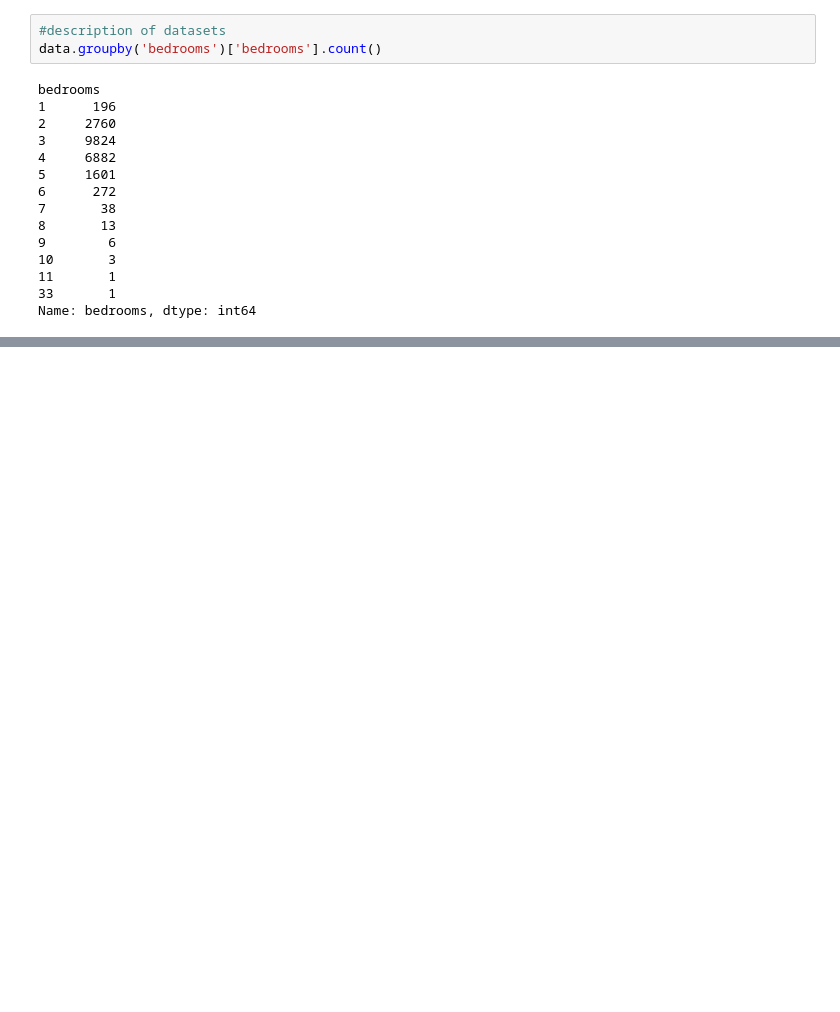
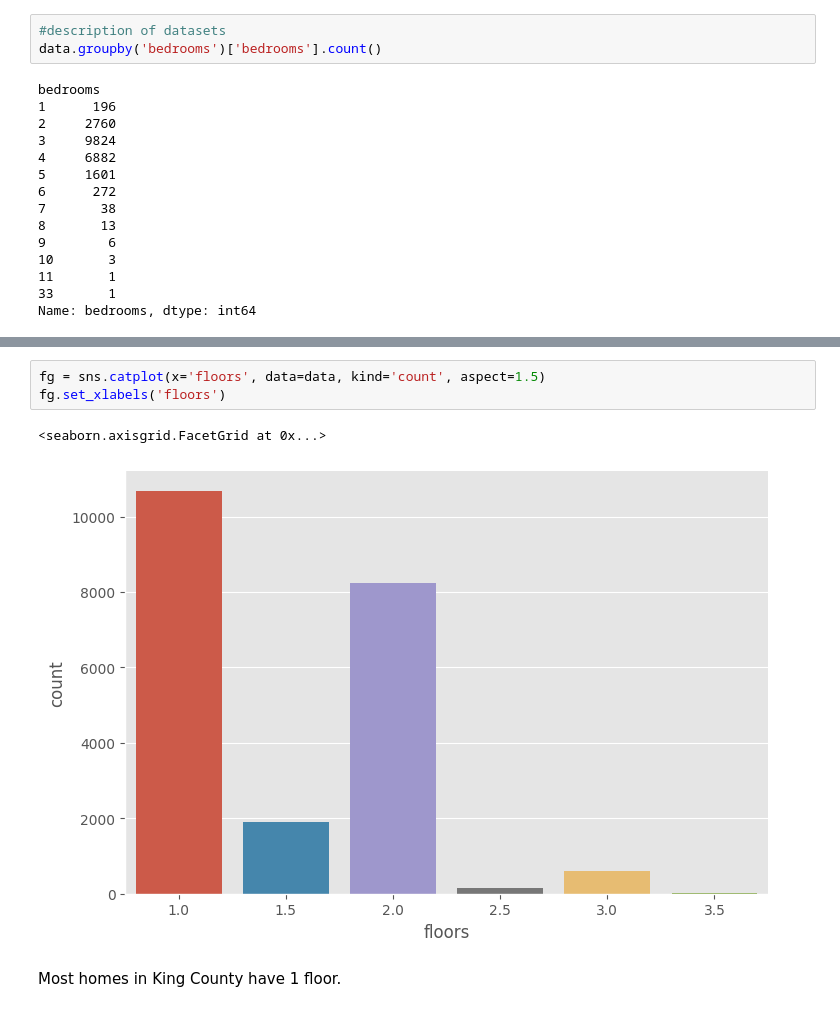
Before and after one commit to Brenda-Mutai/phase-2-project, a Jupyter notebook: student.ipynb, the cells around one changed output, grey strips where cells are left out. Cells and saved outputs as stored; diff of their text form; blank space fills up the shorter version.

```diff
--- a/student.ipynb
+++ b/student.ipynb
@@ -115,0 +188,8 @@ Name: bedrooms, dtype: int64
+# %%
+fg = sns.catplot(x='floors', data=data, kind='count', aspect=1.5)
+fg.set_xlabels('floors')
+# %% [output]
+<seaborn.axisgrid.FacetGrid at 0x...>
+[figure, added]
+# %% [markdown]
+Most homes in King County have 1 floor.
```
Also changed, not shown: parts of 9 cells of this notebook.
